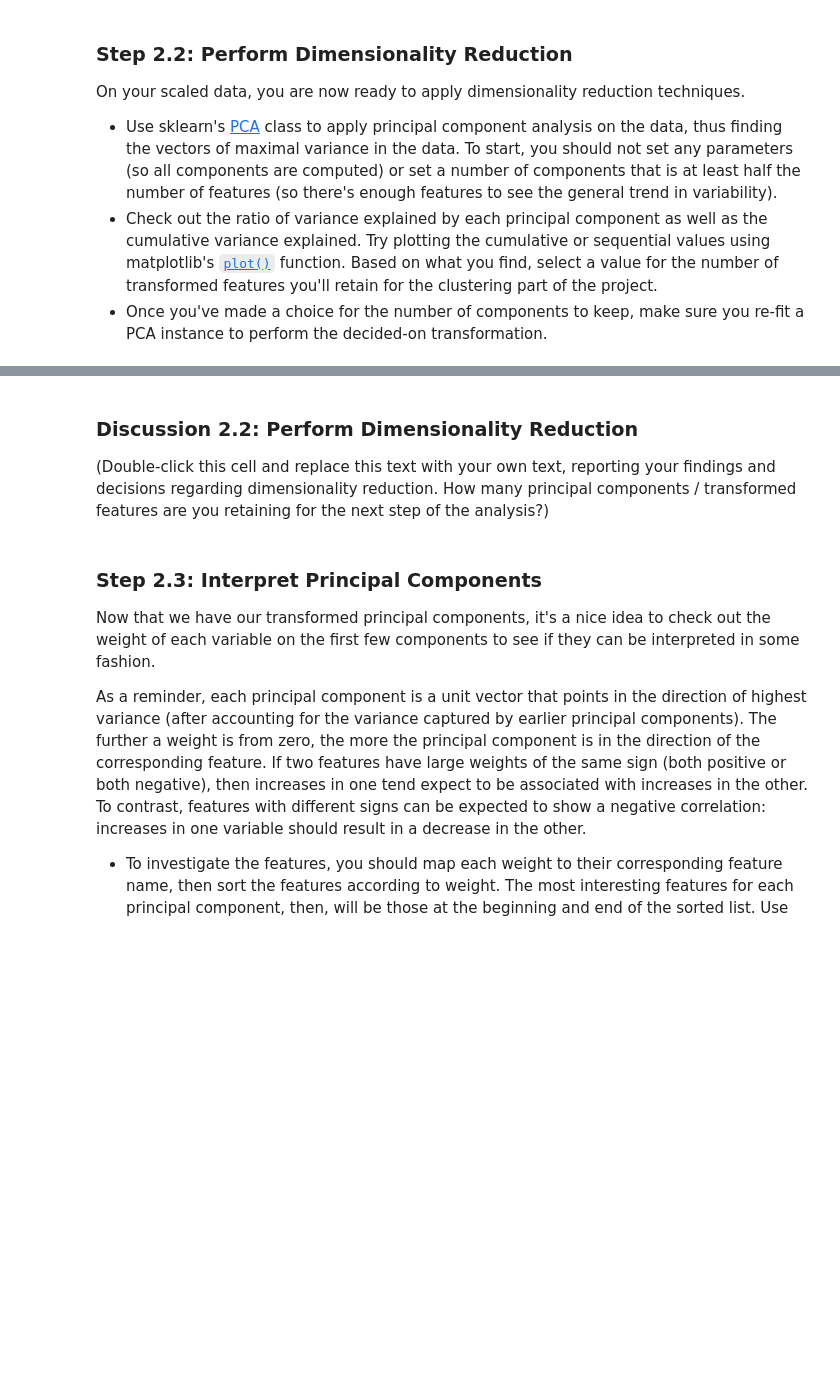
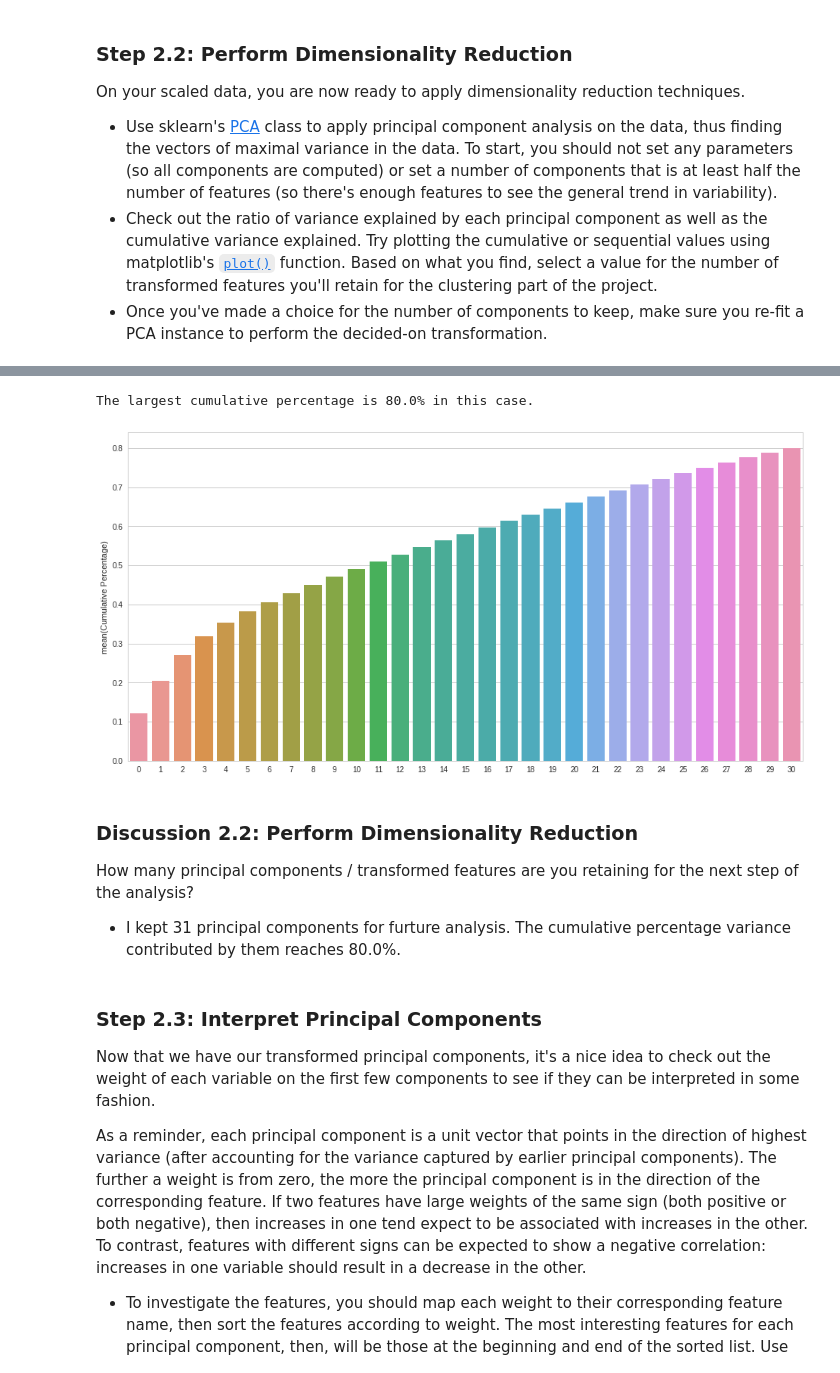
Before and after one commit to yanglinjing/dsnd_p3_identify_customer_segments, a Jupyter notebook: Identify_Customer_Segments.ipynb, the cells around one changed output, grey strips where cells are left out. Saved outputs shown, nothing was run; the diff lists cells and outputs as text; code cells hidden in the pictures; blank space fills up the shorter version.

```diff
--- a/Identify_Customer_Segments.ipynb
+++ b/Identify_Customer_Segments.ipynb
@@ -1133,7 +1200,14 @@ def scree_plot(pca):
+# %%
+plot_cumulative_p(pca)
+# %% [output]
+The largest cumulative percentage is 80.0% in this case.
+[figure, added]
 # %% [markdown]
 ### Discussion 2.2: Perform Dimensionality Reduction
 
-(Double-click this cell and replace this text with your own text, reporting your findings and decisions regarding dimensionality reduction. How many principal components / transformed features are you retaining for the next step of the analysis?)
+How many principal components / transformed features are you retaining for the next step of the analysis?
+
+- I kept 31 principal components for furture analysis. The cumulative percentage variance contributed by them reaches 80.0%.
 # %% [markdown]
 ### Step 2.3: Interpret Principal Components
 
```
Also changed, not shown: parts of 12 cells of this notebook.
